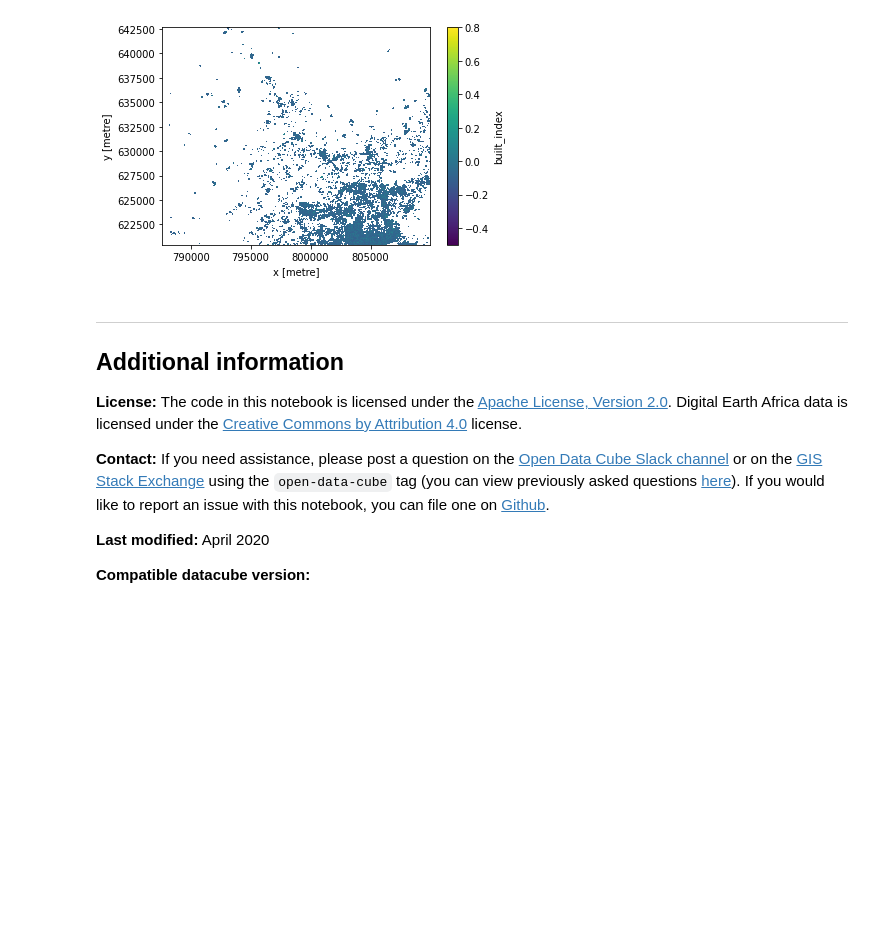
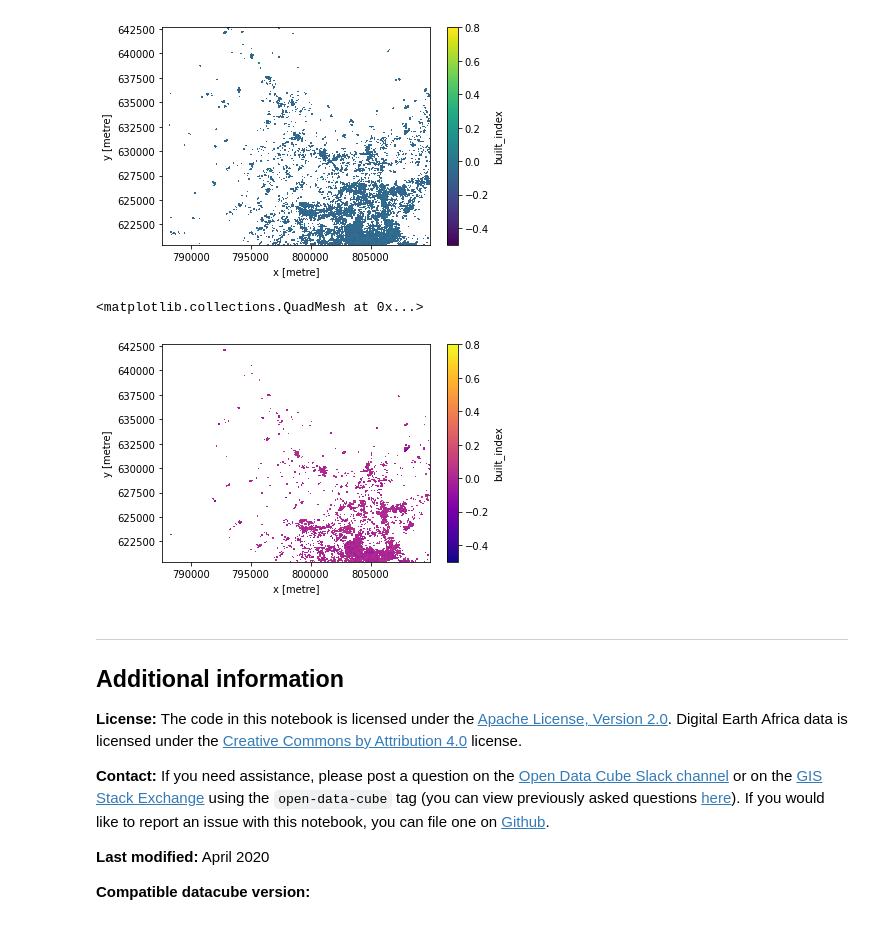
Before and after one commit to digitalearthafrica/deafrica-sandbox-notebooks, a Jupyter notebook: Frequently_used_code/DEA_urbanization.ipynb, the cells around one changed output. Cells and saved outputs as stored; diff of their text form; code cells hidden in the pictures; blank space fills up the shorter version.

```diff
--- a/Frequently_used_code/DEA_urbanization.ipynb
+++ b/Frequently_used_code/DEA_urbanization.ipynb
@@ -187,6 +187,12 @@ ds_2019_urban_area.built_index.plot(vmin=-0.50, vmax=0.8, cmap='viridis')
 # %% [output]
 <matplotlib.collections.QuadMesh at 0x...>
 [figure]
+# %%
+change_urban = ds_2019_urban_area - ds_2014_urban_area
+change_urban.built_index.plot(vmin=-0.50, vmax=0.8, cmap='plasma')
+# %% [output]
+<matplotlib.collections.QuadMesh at 0x...>
+[figure, added]
 # %% [markdown]
 ***
 
```
Also changed, not shown: parts of 4 cells of this notebook.
